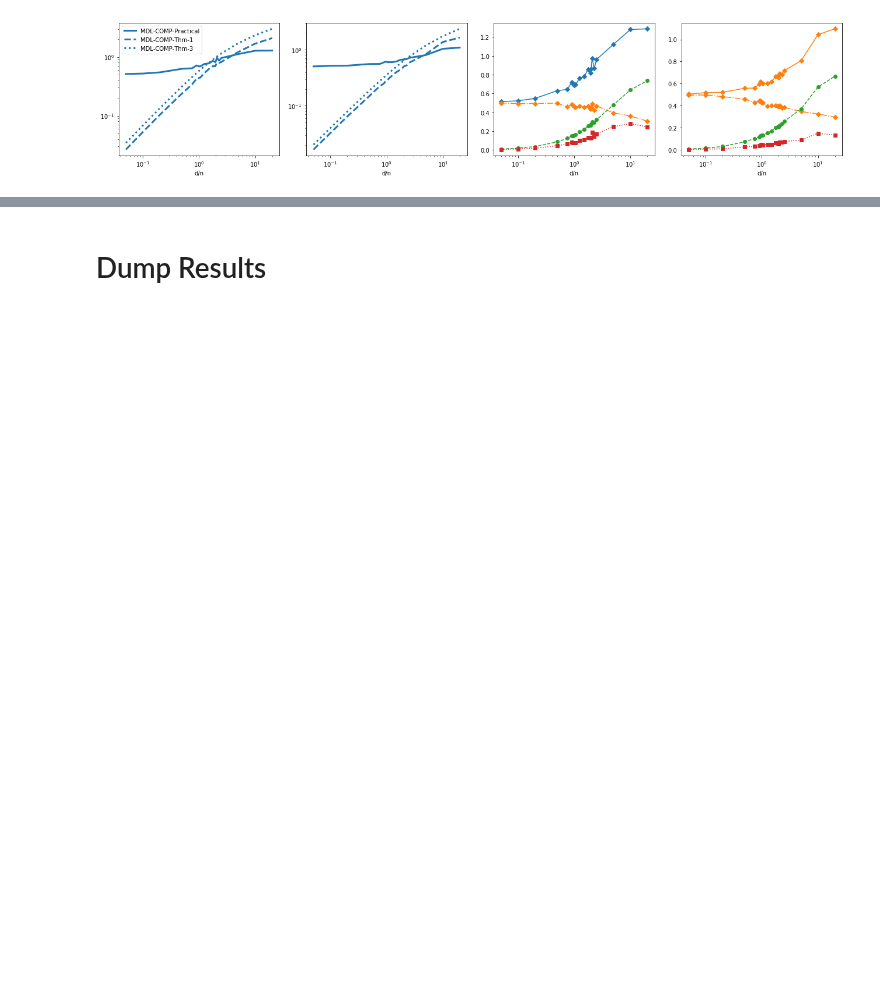
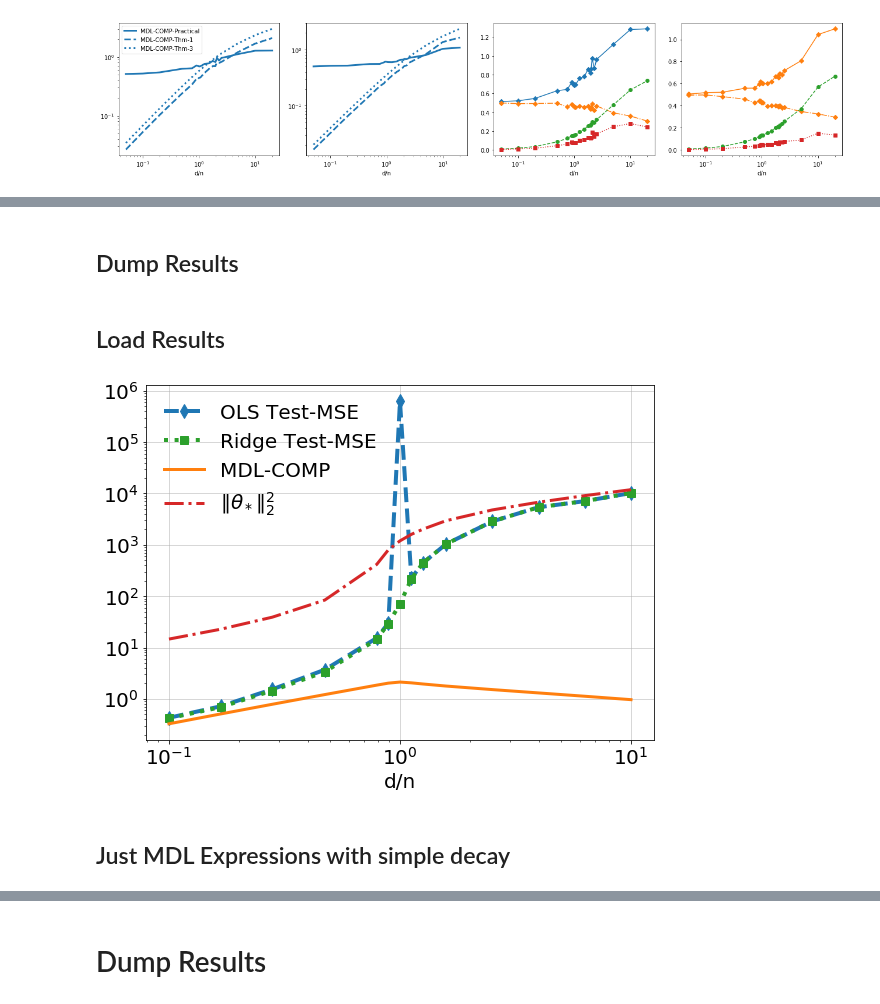
Before and after one commit to csinva/mdl-complexity, a Jupyter notebook: 06_mdl_bounds_comparison.ipynb, the cells around one changed output, grey strips where cells are left out. Cells and saved outputs as stored; diff of their text form; code cells hidden in the pictures; blank space fills up the shorter version.

```diff
--- a/06_mdl_bounds_comparison.ipynb
+++ b/06_mdl_bounds_comparison.ipynb
@@ -220,5 +171,7 @@ plt.show()
 # %% [markdown]
 ## Run simulations
+# %%
+n = 400
 # %%
 num_trials = 10
 gamma_inv = np.array([5e-2, 1e-1, 0.5, 0.75, 0.9, 1,
@@ -374,0 +358,2 @@ plt.show()
+# %% [markdown]
+## Dump Results
@@ -374,0 +374,42 @@ plt.show()
+# %% [markdown]
+## Load Results
+# %%
+file_name = 'remove_double_descent.txt'
+file = open(file_name, 'rb')
+results = pickle.load(file)
+file.close()
+# %%
+ns = results["ns"]
+gammas = results["gammas"]
+mdl_theory = results["mdl_theory"]
+norm_beta = results["norm_beta"]
+mse_ridge = results["mse_ridge"]
+mse_ols = results["mse_ols"]
+
+for k, n in enumerate(ns):
+    plt.figure(figsize=[8, 6])
+    ds = np.asarray(np.maximum(2, gammas*n), dtype=int)
+    plt.loglog(ds/n, mse_ols.mean(0)[:, k], color=cs[0], linestyle='--', linewidth=4., marker='d',  markersize=10, label='OLS Test-MSE')
+    plt.loglog(ds/n, mse_ridge.mean(0)[:, k], color=cs[2], linestyle=':', linewidth=4., marker='s',  markersize=8,  label='Ridge Test-MSE')
+    plt.loglog(ds/n, mdl_theory.mean(0)[:, k], color=cs[1], linestyle='-',linewidth=3.,  label='MDL-COMP')
+    plt.loglog(ds/n, norm_beta[:, k]**2, color=cs[3], linestyle="-.", linewidth=3.,  label=r'$\Vert \theta_* \Vert_2^2$')
+    plt.xlabel('d/n')
+    plt.legend(frameon=False, fontsize=20)
+    plt.grid(True, alpha=0.5, linewidth=1.)
+    plt.tight_layout()
+    plt.savefig('remove_double_descent_part1_n_%d.pdf'%n)
+    plt.show()
+
+for k, n in enumerate(ns):
+    plt.figure(figsize=[8, 6])
+    plt.semilogy(mdl_theory.mean(0)[:, k], mse_ols.mean(0)[:, k], color=cs[0], linestyle='--', linewidth=4., marker='d',  markersize=10, label='OLS Test-MSE')
+    plt.semilogy(mdl_theory.mean(0)[:, k], mse_ridge.mean(0)[:, k], color=cs[2], linestyle=':', linewidth=3., marker='s',  markersize=8,  label='Ridge Test-MSE')
+    plt.xlabel('MDL-COMP')
+    plt.xticks([0.5, 1., 1.5, 2.], [0.5, 1., 1.5, 2.])
+    plt.legend(frameon=False, fontsize=20, loc='center left')
+    plt.tight_layout()
+    plt.grid(True, alpha=0.5, linewidth=1.)
+    plt.savefig('remove_double_descent_part2_n_%d.pdf'%n)
+    plt.show()
+# %% [output]
+[figure, added]
@@ -374,0 +421,2 @@ plt.show()
+# %% [markdown]
+## Just MDL Expressions with simple decay
```
Also changed, not shown: parts of 24 cells of this notebook.
